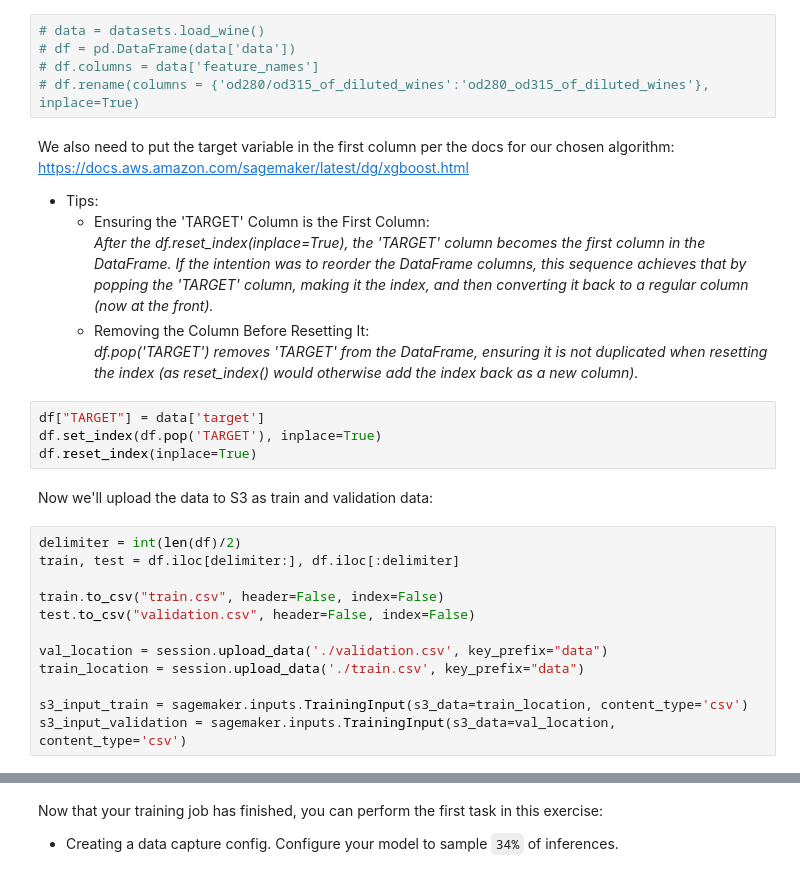
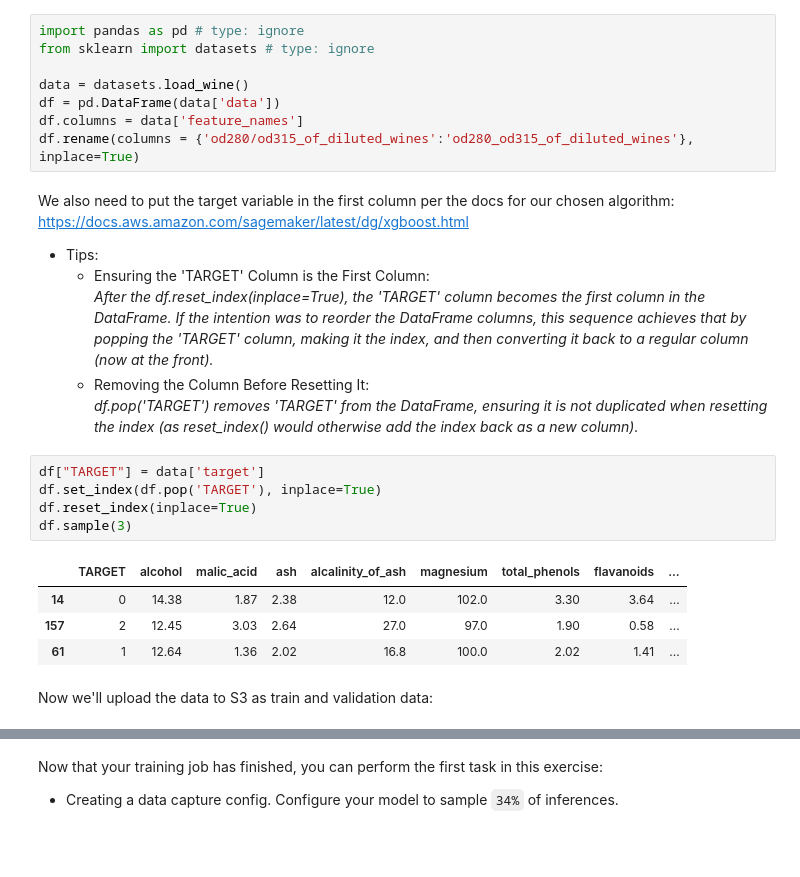
Before and after one commit to nov05/udacity-nd009t-C2-Developing-ML-Workflow, a Jupyter notebook: lesson4/exercises-starters.ipynb, the cells around one changed output, grey strips where cells are left out. Cells and saved outputs as stored; diff of their text form; blank space fills up the shorter version.

```diff
--- a/lesson4/exercises-starters.ipynb
+++ b/lesson4/exercises-starters.ipynb
@@ -149,10 +177,13 @@ Great job! You've demonstrated your understanding of creating feature groups and
 # %% [markdown]
 In this exercise we'll create a monitoring schedule for a deployed model. We're going to provide code to help you deploy a model and get started, so that you can focus on Model Monitor for this exercise. __Remember to clean up your model before you end a work session__. We'll provide some code at the end to help you clean up your model. We'll begin by reloading our data from the previous exercise.
 # %%
-# data = datasets.load_wine()
-# df = pd.DataFrame(data['data'])
-# df.columns = data['feature_names']
-# df.rename(columns = {'od280/od315_of_diluted_wines':'od280_od315_of_diluted_wines'}, inplace=True)
+import pandas as pd # type: ignore
+from sklearn import datasets # type: ignore
+
+data = datasets.load_wine()
+df = pd.DataFrame(data['data'])
+df.columns = data['feature_names']
+df.rename(columns = {'od280/od315_of_diluted_wines':'od280_od315_of_diluted_wines'}, inplace=True)
 # %% [markdown]
 We also need to put the target variable in the first column per the docs for our chosen algorithm: https://docs.aws.amazon.com/sagemaker/latest/dg/xgboost.html
 
@@ -164,18 +195,12 @@ We also need to put the target variable in the first column per the docs for our
 # %%
 df["TARGET"] = data['target']
 df.set_index(df.pop('TARGET'), inplace=True)
 df.reset_index(inplace=True)
+df.sample(3)
+# %% [output]
+|  | TARGET | alcohol | malic_acid | ash | alcalinity_of_ash | magnesium | total_phenols | flavanoids | ... |
+| 14 | 0 | 14.38 | 1.87 | 2.38 | 12.0 | 102.0 | 3.30 | 3.64 | ... |
+| 157 | 2 | 12.45 | 3.03 | 2.64 | 27.0 | 97.0 | 1.90 | 0.58 | ... |
+| 61 | 1 | 12.64 | 1.36 | 2.02 | 16.8 | 100.0 | 2.02 | 1.41 | ... |
 # %% [markdown]
 Now we'll upload the data to S3 as train and validation data:
-# %%
-delimiter = int(len(df)/2)
-train, test = df.iloc[delimiter:], df.iloc[:delimiter]
-
-train.to_csv("train.csv", header=False, index=False)
-test.to_csv("validation.csv", header=False, index=False)
-
-val_location = session.upload_data('./validation.csv', key_prefix="data")
-train_location = session.upload_data('./train.csv', key_prefix="data")
-
-s3_input_train = sagemaker.inputs.TrainingInput(s3_data=train_location, content_type='csv')
-s3_input_validation = sagemaker.inputs.TrainingInput(s3_data=val_location, content_type='csv')
```
Also changed, not shown: parts of 29 cells of this notebook.
